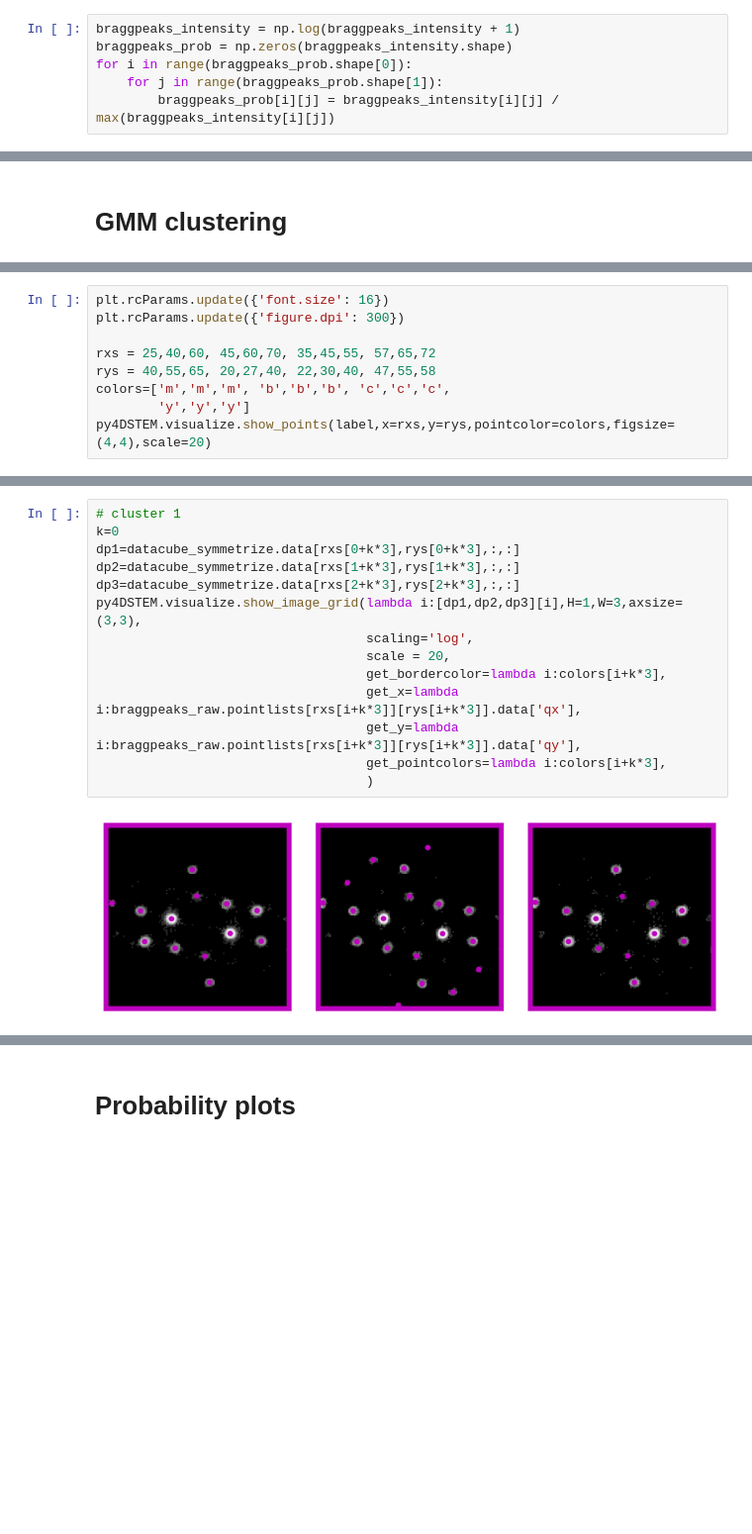
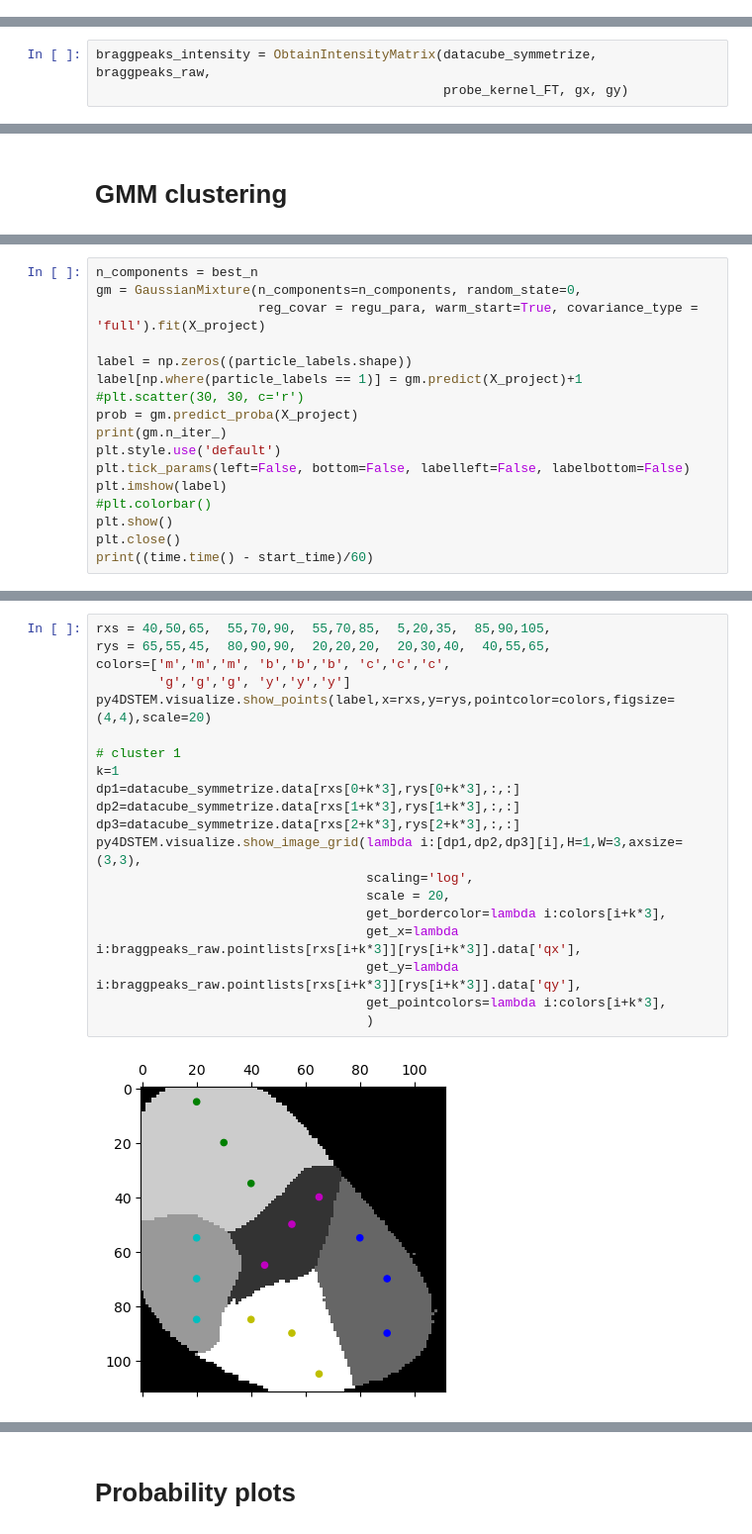
Before and after one commit to EurusWei/EndtoEndSegmentation, a Jupyter notebook: example_2.ipynb, the cells around one changed output, grey strips where cells are left out. Shown: that part at 99% size. Cells and saved outputs as stored; diff of their text form; blank space fills up the shorter version.

```diff
--- a/example_2.ipynb
+++ b/example_2.ipynb
@@ -190,6 +177,0 @@ Total number of bragg disks is:60
-# %%
-braggpeaks_intensity = np.log(braggpeaks_intensity + 1)
-braggpeaks_prob = np.zeros(braggpeaks_intensity.shape)
-for i in range(braggpeaks_prob.shape[0]):
-    for j in range(braggpeaks_prob.shape[1]):
-        braggpeaks_prob[i][j] = braggpeaks_intensity[i][j] / max(braggpeaks_intensity[i][j])
@@ -202,0 +178,3 @@ print(I_0, beta)
+# %%
+braggpeaks_intensity = ObtainIntensityMatrix(datacube_symmetrize, braggpeaks_raw,
+                                             probe_kernel_FT, gx, gy)
@@ -227,9 +230,0 @@ plt.imshow(label)
-# %%
-plt.rcParams.update({'font.size': 16})
-plt.rcParams.update({'figure.dpi': 300})
-
-rxs = 25,40,60, 45,60,70, 35,45,55, 57,65,72
-rys = 40,55,65, 20,27,40, 22,30,40, 47,55,58
-colors=['m','m','m', 'b','b','b', 'c','c','c',
-        'y','y','y']
-py4DSTEM.visualize.show_points(label,x=rxs,y=rys,pointcolor=colors,figsize=(4,4),scale=20)
@@ -237,0 +231,17 @@ py4DSTEM.visualize.show_points(label,x=rxs,y=rys,pointcolor=colors,figsize=(4,4)
+# %%
+n_components = best_n
+gm = GaussianMixture(n_components=n_components, random_state=0,
+                     reg_covar = regu_para, warm_start=True, covariance_type = 'full').fit(X_project)
+
+label = np.zeros((particle_labels.shape))
+label[np.where(particle_labels == 1)] = gm.predict(X_project)+1
+#plt.scatter(30, 30, c='r')
+prob = gm.predict_proba(X_project)
+print(gm.n_iter_)
+plt.style.use('default')
+plt.tick_params(left=False, bottom=False, labelleft=False, labelbottom=False)
+plt.imshow(label)
+#plt.colorbar()
+plt.show()
+plt.close()
+print((time.time() - start_time)/60)
@@ -238,16 +252,22 @@ py4DSTEM.visualize.show_points(label,x=rxs,y=rys,pointcolor=colors,figsize=(4,4)
 # %%
+rxs = 40,50,65,  55,70,90,  55,70,85,  5,20,35,  85,90,105,
+rys = 65,55,45,  80,90,90,  20,20,20,  20,30,40,  40,55,65,
+colors=['m','m','m', 'b','b','b', 'c','c','c',
+        'g','g','g', 'y','y','y']
+py4DSTEM.visualize.show_points(label,x=rxs,y=rys,pointcolor=colors,figsize=(4,4),scale=20)
+
 # cluster 1
-k=0
+k=1
 dp1=datacube_symmetrize.data[rxs[0+k*3],rys[0+k*3],:,:]
 dp2=datacube_symmetrize.data[rxs[1+k*3],rys[1+k*3],:,:]
 dp3=datacube_symmetrize.data[rxs[2+k*3],rys[2+k*3],:,:]
 py4DSTEM.visualize.show_image_grid(lambda i:[dp1,dp2,dp3][i],H=1,W=3,axsize=(3,3),
                                    scaling='log',
                                    scale = 20,
                                    get_bordercolor=lambda i:colors[i+k*3],
                                    get_x=lambda i:braggpeaks_raw.pointlists[rxs[i+k*3]][rys[i+k*3]].data['qx'],
                                    get_y=lambda i:braggpeaks_raw.pointlists[rxs[i+k*3]][rys[i+k*3]].data['qy'],
                                    get_pointcolors=lambda i:colors[i+k*3],
                                    )
 # %% [output]
-[figure, old version]
+[figure, new version]
```
Also changed, not shown: parts of 20 cells of this notebook, 5 other files.
